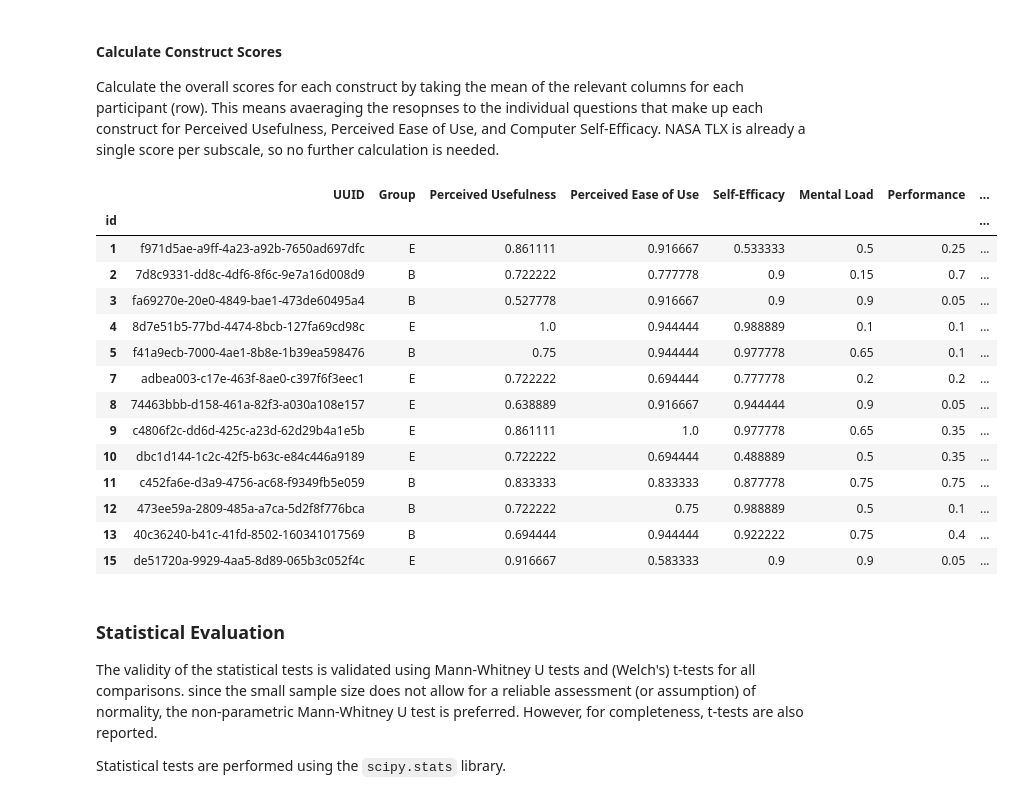
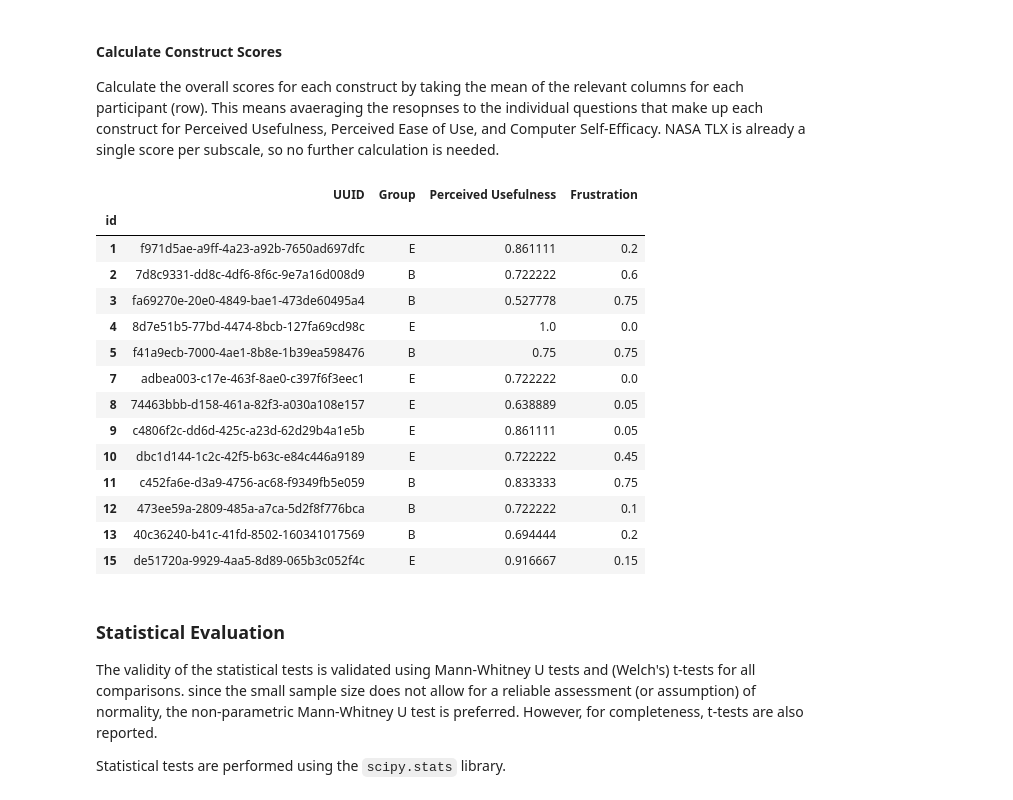
Before and after one commit to nimble-byte/thesis-code, a Jupyter notebook: evaluation/evaluation.ipynb, the cells around one changed output. Drawn from its saved outputs; the diff is of its cells as text; code cells hidden in the pictures.

```diff
--- a/evaluation/evaluation.ipynb
+++ b/evaluation/evaluation.ipynb
@@ -80,41 +80,41 @@ se_scores = se_df.mean(axis=1)
 # %%
 results_df = pd.DataFrame({
     "UUID": meta_df["UUID"],
     "Group": data_df["group"],
     "Perceived Usefulness": pu_scores,
     "Perceived Ease of Use": peou_scores,
     "Self-Efficacy": se_scores,
     "Mental Load": load_df["load[SQ001]"],
     "Performance": load_df["load[SQ004]"],
     "Effort": load_df["load[SQ005]"],
     "Frustration": load_df["load[SQ006]"]
 })
 
 # Normalise each column to [0, 1] using the bounds in a new df
 norm_results_df = results_df.copy()
 for col, (low, high) in norm_bounds.items():
     norm_results_df[col] = (results_df[col] - low) / (high - low)
 
 results_df.to_csv("./out/study_results.csv", index=False)
 norm_results_df.to_csv("./out/study_results_normalised.csv", index=False)
 
-norm_results_df
+norm_results_df[["UUID", "Group", "Perceived Usefulness", "Frustration"]]
 # %% [output]
-|  | UUID | Group | Perceived Usefulness | Perceived Ease of Use | Self-Efficacy | Mental Load | Performance | ... |
-| id |  |  |  |  |  |  |  | ... |
-| 1 | f971d5ae-a9ff-4a23-a92b-7650ad697dfc | E | 0.861111 | 0.916667 | 0.533333 | 0.5 | 0.25 | ... |
-| 2 | 7d8c9331-dd8c-4df6-8f6c-9e7a16d008d9 | B | 0.722222 | 0.777778 | 0.9 | 0.15 | 0.7 | ... |
-| 3 | fa69270e-20e0-4849-bae1-473de60495a4 | B | 0.527778 | 0.916667 | 0.9 | 0.9 | 0.05 | ... |
-| 4 | 8d7e51b5-77bd-4474-8bcb-127fa69cd98c | E | 1.0 | 0.944444 | 0.988889 | 0.1 | 0.1 | ... |
-| 5 | f41a9ecb-7000-4ae1-8b8e-1b39ea598476 | B | 0.75 | 0.944444 | 0.977778 | 0.65 | 0.1 | ... |
-| 7 | adbea003-c17e-463f-8ae0-c397f6f3eec1 | E | 0.722222 | 0.694444 | 0.777778 | 0.2 | 0.2 | ... |
-| 8 | 74463bbb-d158-461a-82f3-a030a108e157 | E | 0.638889 | 0.916667 | 0.944444 | 0.9 | 0.05 | ... |
-| 9 | c4806f2c-dd6d-425c-a23d-62d29b4a1e5b | E | 0.861111 | 1.0 | 0.977778 | 0.65 | 0.35 | ... |
-| 10 | dbc1d144-1c2c-42f5-b63c-e84c446a9189 | E | 0.722222 | 0.694444 | 0.488889 | 0.5 | 0.35 | ... |
-| 11 | c452fa6e-d3a9-4756-ac68-f9349fb5e059 | B | 0.833333 | 0.833333 | 0.877778 | 0.75 | 0.75 | ... |
-| 12 | 473ee59a-2809-485a-a7ca-5d2f8f776bca | B | 0.722222 | 0.75 | 0.988889 | 0.5 | 0.1 | ... |
-| 13 | 40c36240-b41c-41fd-8502-160341017569 | B | 0.694444 | 0.944444 | 0.922222 | 0.75 | 0.4 | ... |
-| 15 | de51720a-9929-4aa5-8d89-065b3c052f4c | E | 0.916667 | 0.583333 | 0.9 | 0.9 | 0.05 | ... |
+|  | UUID | Group | Perceived Usefulness | Frustration |
+| id |  |  |  |  |
+| 1 | f971d5ae-a9ff-4a23-a92b-7650ad697dfc | E | 0.861111 | 0.2 |
+| 2 | 7d8c9331-dd8c-4df6-8f6c-9e7a16d008d9 | B | 0.722222 | 0.6 |
+| 3 | fa69270e-20e0-4849-bae1-473de60495a4 | B | 0.527778 | 0.75 |
+| 4 | 8d7e51b5-77bd-4474-8bcb-127fa69cd98c | E | 1.0 | 0.0 |
+| 5 | f41a9ecb-7000-4ae1-8b8e-1b39ea598476 | B | 0.75 | 0.75 |
+| 7 | adbea003-c17e-463f-8ae0-c397f6f3eec1 | E | 0.722222 | 0.0 |
+| 8 | 74463bbb-d158-461a-82f3-a030a108e157 | E | 0.638889 | 0.05 |
+| 9 | c4806f2c-dd6d-425c-a23d-62d29b4a1e5b | E | 0.861111 | 0.05 |
+| 10 | dbc1d144-1c2c-42f5-b63c-e84c446a9189 | E | 0.722222 | 0.45 |
+| 11 | c452fa6e-d3a9-4756-ac68-f9349fb5e059 | B | 0.833333 | 0.75 |
+| 12 | 473ee59a-2809-485a-a7ca-5d2f8f776bca | B | 0.722222 | 0.1 |
+| 13 | 40c36240-b41c-41fd-8502-160341017569 | B | 0.694444 | 0.2 |
+| 15 | de51720a-9929-4aa5-8d89-065b3c052f4c | E | 0.916667 | 0.15 |
 # %% [markdown]
 ### Statistical Evaluation
 
```
Also changed, not shown: parts of 2 cells of this notebook.
